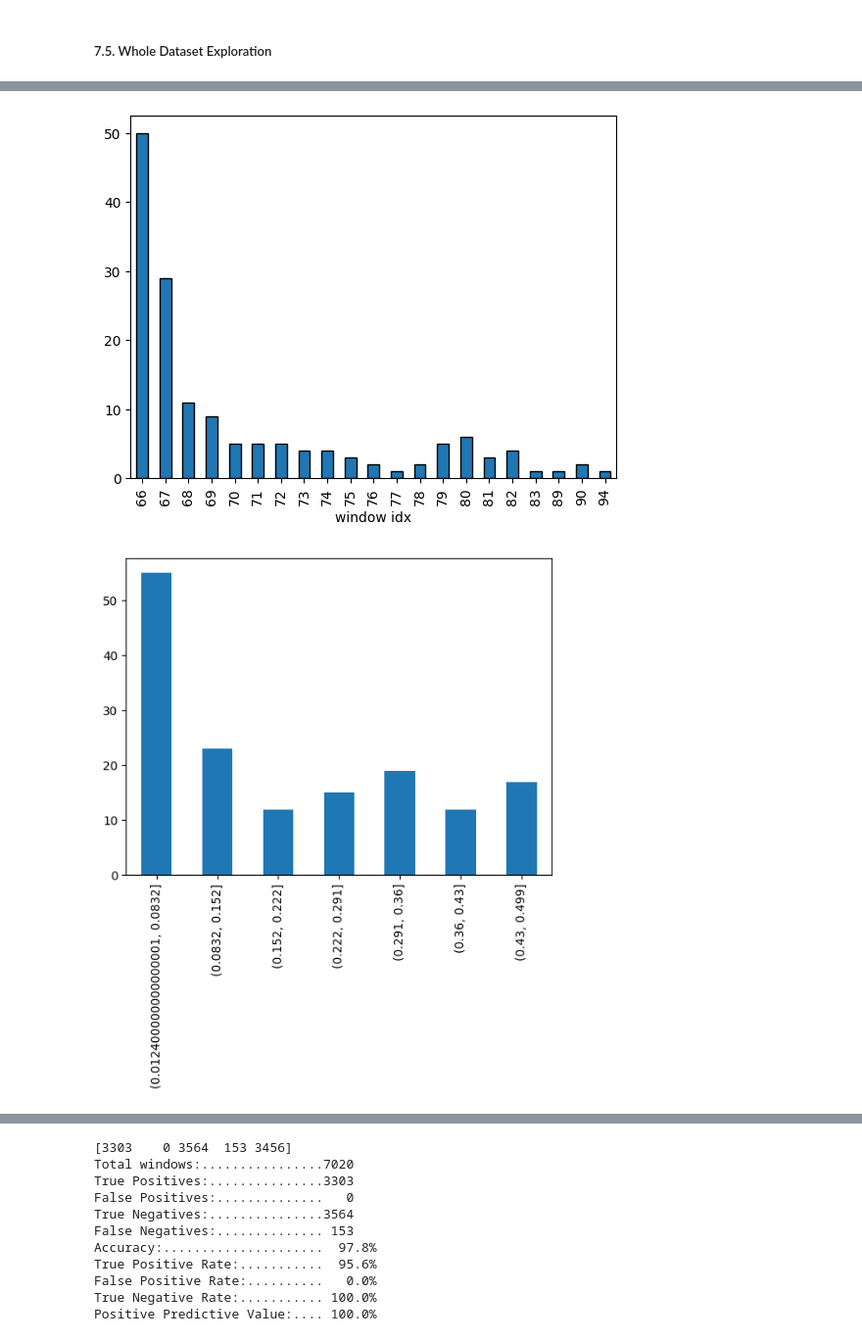
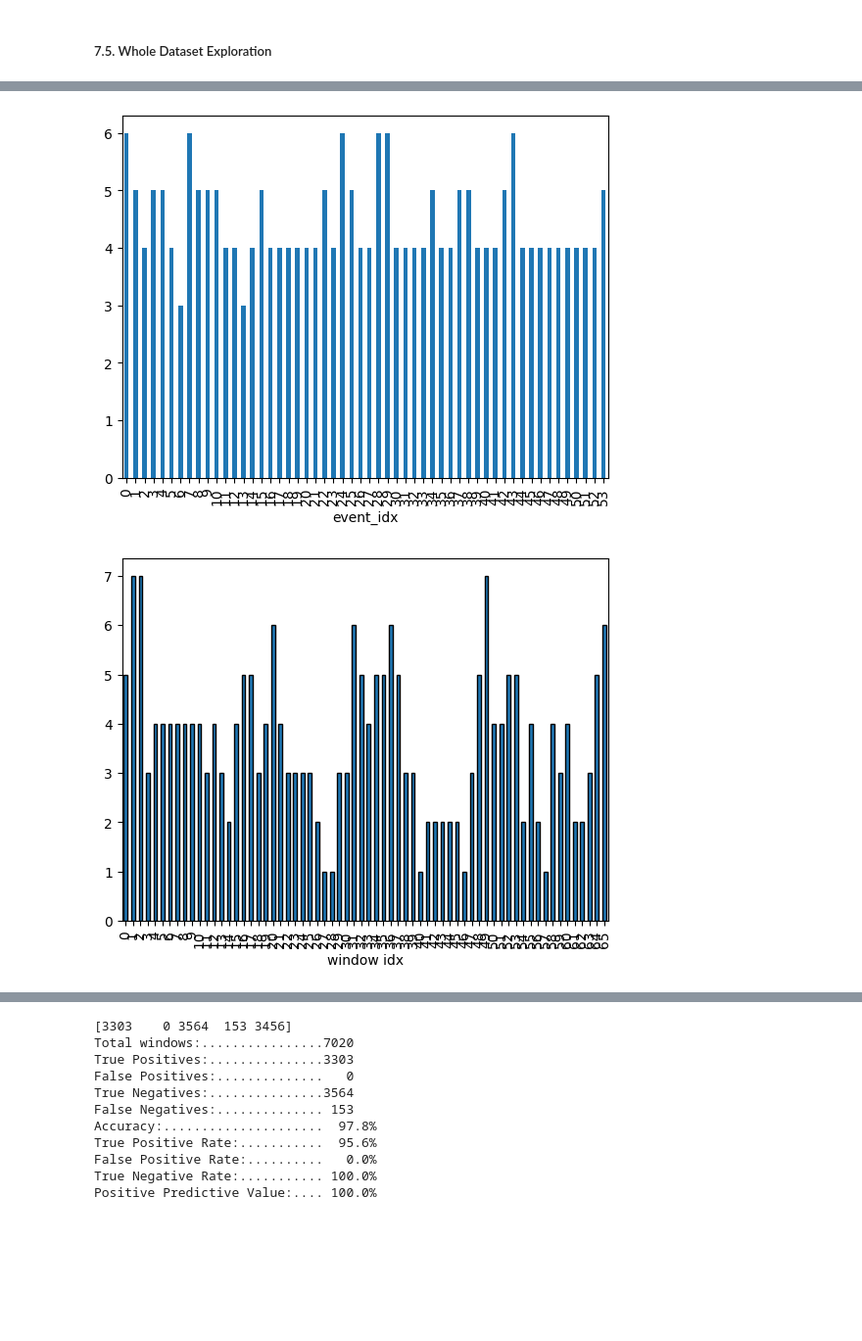
Before and after one commit to alvarohc777/pyTorch, a Jupyter notebook: Formulacion_1_R1.ipynb, the cells around one changed output, grey strips where cells are left out. Shown at 98% size. Cells and saved outputs as stored; diff of their text form; code cells hidden in the pictures; blank space fills up the shorter version.

Commit message:
Add event_idx column

```diff
--- a/Formulacion_1_R1.ipynb
+++ b/Formulacion_1_R1.ipynb
@@ -634,7 +634,7 @@ dataset = Form1Dataset(
 # %% [markdown]
 ##### 7.5. Whole Dataset Exploration
 # %%
-# Create Dataframe with information about data
+# # Create Dataframe with information about data
 # print(dataset.len_events())
 # conf_matrix = torch.zeros(0, 5, dtype=torch.int64).to(device)
 # for idx in tqdm(range(dataset.len_events())):
@@ -648,19 +648,26 @@ dataset = Form1Dataset(
 
 # dataset_df = dataset_df.reset_index()
 # dataset_df = dataset_df.rename(columns={'index': 'window idx'})
-# conf_matrix_total = np.sum(conf_matrix.numpy(), axis=0)
+# conf_matrix_total = np.sum(conf_matrix.cpu().numpy(), axis=0)
 
+
+# # Load Dataframe
 def load_df(i):
     dataset_df = pd.read_parquet(f"parquet_data/ModelR{i}_R{i}_df.parquet")
     conf_matrix_df = pd.read_parquet(f"parquet_data/ModelR{i}_R{i}_CM_df.parquet")
     conf_matrix = np.load(f"parquet_data/ModelR{i}_R{i}_CM.npy", allow_pickle=False)
     return dataset_df, conf_matrix_df, conf_matrix
 
-dataset_df, conf_matrix_df, conf_matrix = load_df(1)
+dataset_df, conf_matrix_df, conf_matrix = load_df(3)
 conf_matrix_total = np.sum(conf_matrix, axis=0)
 metrics = conf_matrix_metrics(conf_matrix_total)
 # %%
-pd.set_option('display.float_format', '{:.2%}'.format)
+# df and plots settings
+pd.set_option("display.float_format", "{:.2%}".format)
+
+pd.options.plotting.backend = "matplotlib"
+
+
 # print(dataset_df)
 pd.set_option("display.max_rows", 2000)
 false_positive = dataset_df.query('Result == "FP"')
@@ -671,29 +678,35 @@ false_positive_plot = false_positive.groupby(["window idx"])["window idx"].count
 false_negative_plot = false_negative.groupby(["window idx"])["window idx"].count()
 # print(false_positive['Pred probability'].value_counts(bins=10, sort=False))
 
-# print(dataset_df.query('`window idx` == 66'))
-# print(false_positive.groupby(['Pred probability'])['Pred probability'].count())
+
 if len(false_positive_plot) > 0:
     print("FALSE POSITVES")
     print(false_positive)
+    # print(false_positive.groupby(['event_idx'])['event_idx'].count())
+    false_positive.groupby(['event_idx'])['event_idx'].count().plot(kind='bar')
+    plt.show()
     false_positive_plot.plot(kind="bar", edgecolor="black")
     plt.show()
-    false_positive["Pred probability"].value_counts(bins=10, sort=False).plot(
-        kind="bar"
-    )
+    false_positive["Pred probability"].value_counts(
+        bins = [i * 0.1 for i in range(5, 11)], sort=False, normalize=True
+    ).plot(kind="bar")
     plt.show()
 if len(false_negative_plot) > 0:
     print("FALSE NEGATIVES")
     print(false_negative)
+    # print(false_negative.groupby(['event_idx'])['event_idx'].count())
+    false_negative.groupby(['event_idx'])['event_idx'].count().plot(kind='bar')
+    plt.show()
+
     false_negative_plot.plot(kind="bar", edgecolor="black")
     plt.show()
-    false_negative["Pred probability"].value_counts(bins=7, sort=False).plot(
-        kind="bar"
-    )
+    false_negative["Pred probability"].value_counts(
+        bins = [i * 0.1 for i in range(6)], sort=False, normalize=True
+    ).plot(kind="bar")
     plt.show()
 
 
-pd.options.plotting.backend = "matplotlib"
+
 
 plt.show()
 # %% [output]
@@ -717,2 +730,2 @@ FALSE NEGATIVES
-[figure, old version]
+[figure, new version]
-[figure, old version]
+[figure, new version]
```
Also changed, not shown: parts of 5 cells of this notebook, 2 other files.
